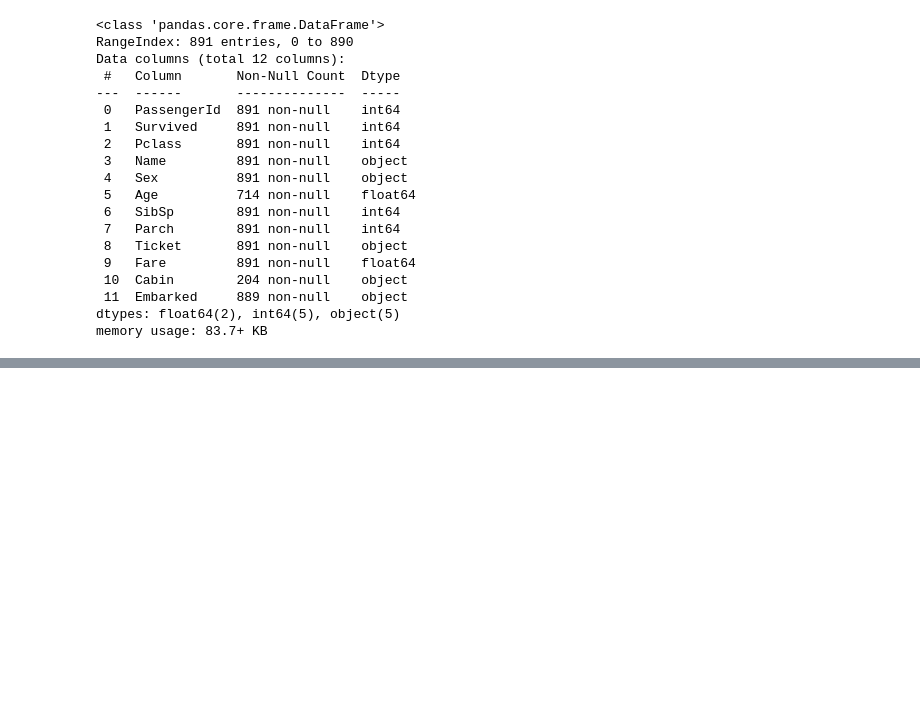
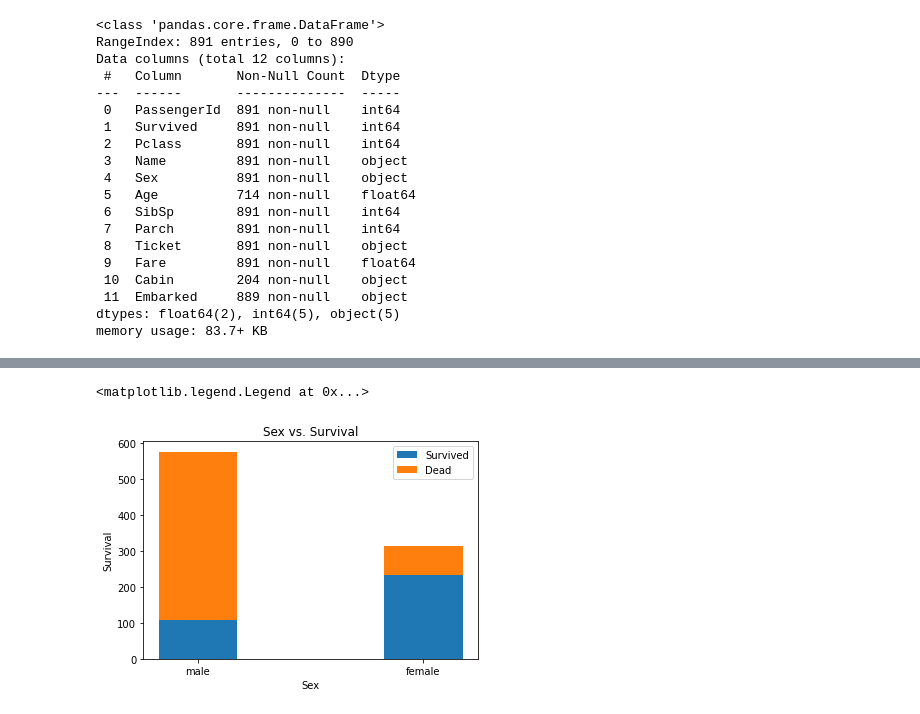
Before and after one commit to Alexanderthehandsome/kaggle_titanic, a Jupyter notebook: titanic.ipynb, the cells around one changed output, grey strips where cells are left out. Drawn from its saved outputs; the diff is of its cells as text; code cells hidden in the pictures; blank space fills up the shorter version.

```diff
--- a/titanic.ipynb
+++ b/titanic.ipynb
@@ -91,0 +116,27 @@ print(clean_train)
+# %%
+# Sex
+
+width = 0.35
+male = clean_train[clean_train['Sex'] == 'male']
+male_s = male[male['Survived'] == 1]
+male_d = male[male['Survived'] == 0]
+
+female = clean_train[clean_train['Sex'] == 'female']
+female_s = female[female['Survived'] == 1]
+female_d = female[female['Survived'] == 0]
+
+fig, ax2 = plt.subplots()
+ax2.bar(['male', 'female'], [len(male_s), len(female_s)], width, label = 'Survived')
+ax2.bar(['male', 'female'], [len(male_d), len(female_d)], width,
+        bottom = [len(male_s), len(female_s)], label = 'Dead')
+ax2.set_xlabel('Sex')
+ax2.set_ylabel('Survival')
+ax2.set_title('Sex vs. Survival')
+ax2.legend()
+
+'''
+The Sex vs. Survival bar plot shows that male has relatively low survival rate versus female
+'''
+# %% [output]
+<matplotlib.legend.Legend at 0x...>
+[figure, added]
```
Also changed, not shown: parts of 9 cells of this notebook.
